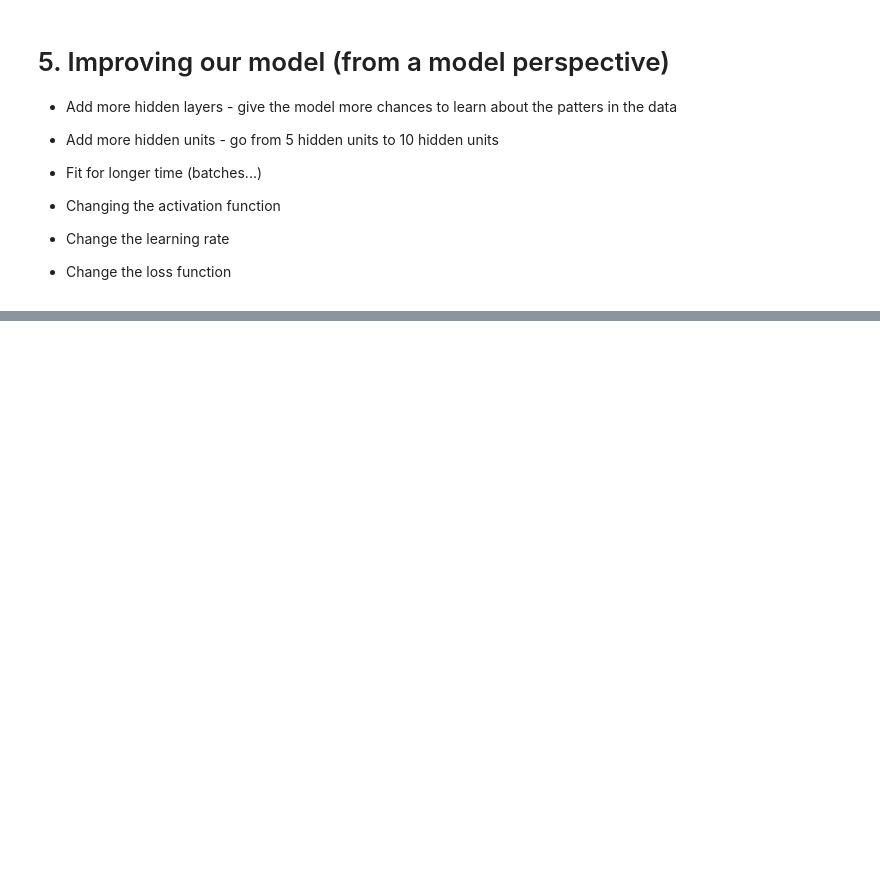
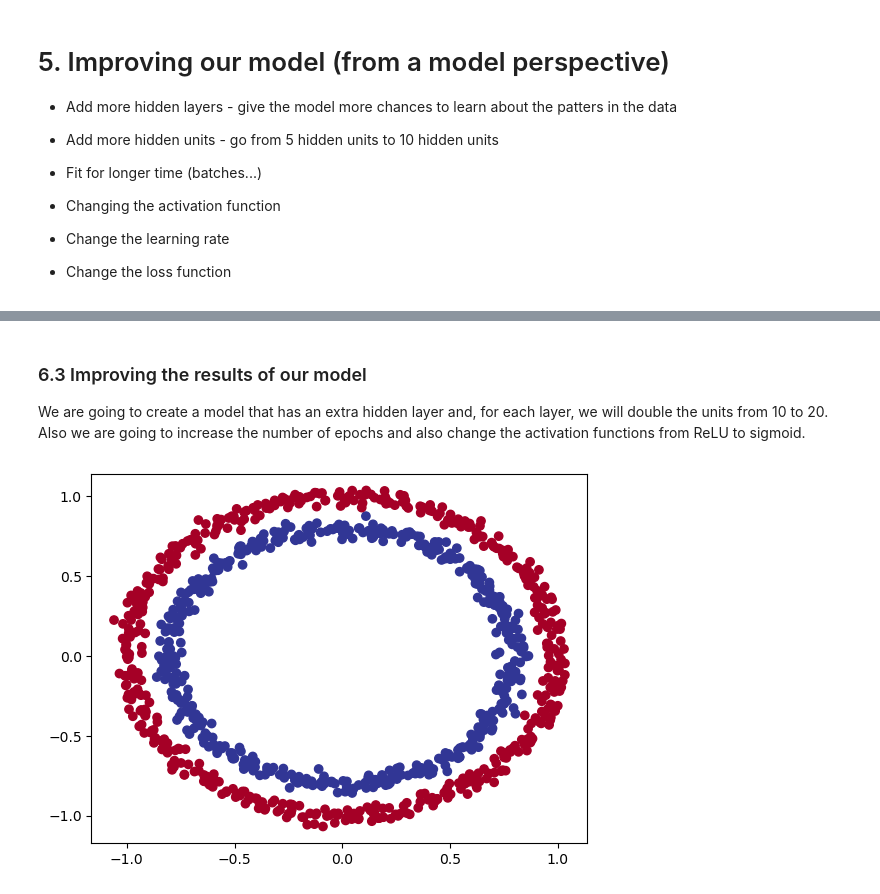
Before and after one commit to Javimh18/PyTorchTutorial, a Jupyter notebook: 02_neural_network_classification.ipynb, the cells around one changed output, grey strips where cells are left out. Cells and saved outputs as stored; diff of their text form; code cells hidden in the pictures; blank space fills up the shorter version.

```diff
--- a/02_neural_network_classification.ipynb
+++ b/02_neural_network_classification.ipynb
@@ -493,0 +700,22 @@ for epoch in range(epochs):
+# %% [markdown]
+### 6.3 Improving the results of our model
+
+We are going to create a model that has an extra hidden layer and, for each layer, we will double the units from 10 to 20.
+Also we are going to increase the number of epochs and also change the activation functions from ReLU to sigmoid.
+# %%
+# Make and plot data
+import matplotlib.pylab as plt
+from sklearn.datasets import make_circles
+
+n_samples=1000
+
+X, y = make_circles(n_samples=n_samples,
+                    noise=0.03,
+                    random_state=42)
+
+plt.scatter(x=X[:, 0],
+            y=X[:, 1],
+            c=y,
+            cmap=plt.cm.RdYlBu);
+# %% [output]
+[figure, added]
```
Also changed, not shown: parts of 28 cells of this notebook, 1 other file.
